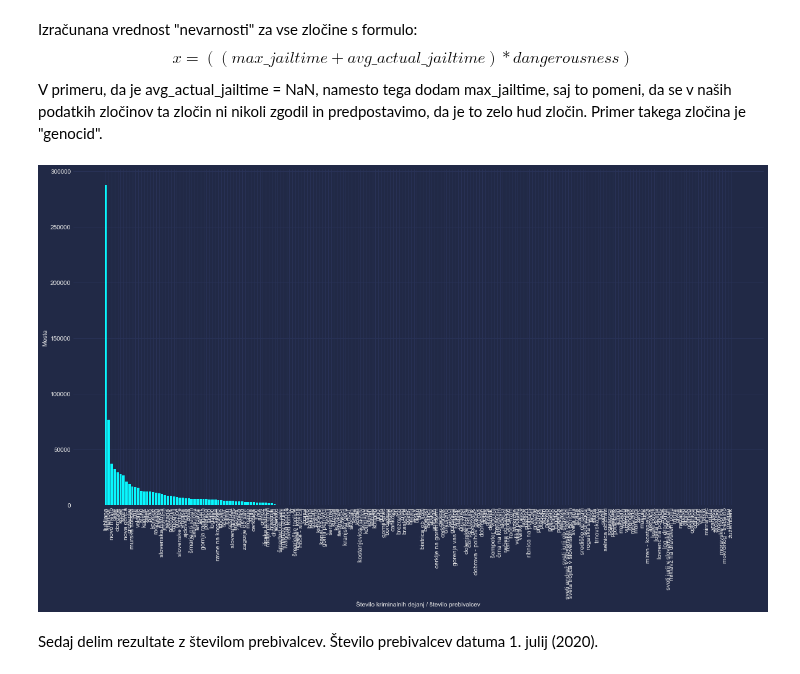
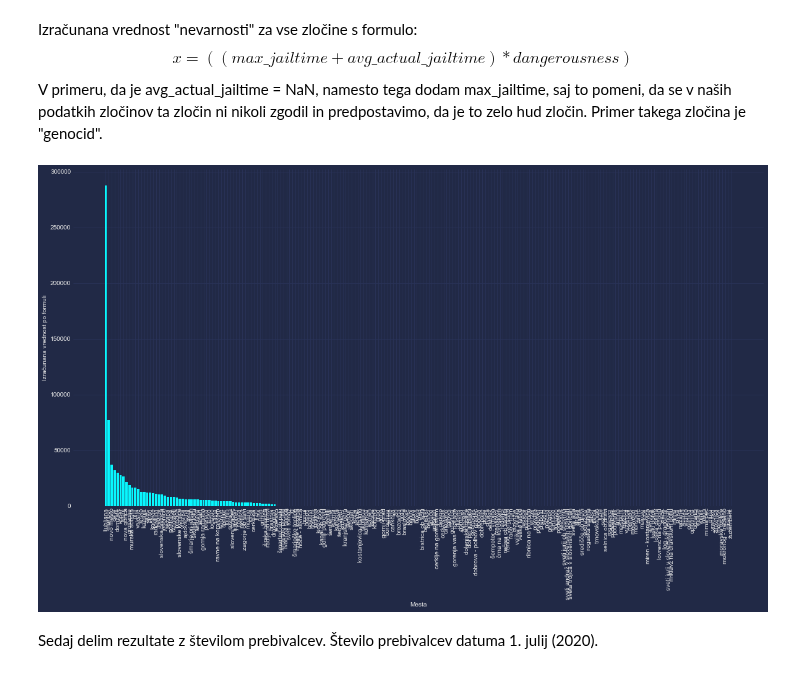
Before and after one commit to zrezke/PR21mlfjis, a Jupyter notebook: data_processing/varnost_posameznih_obcin.ipynb, the cells around one changed output. Cells and saved outputs as stored; diff of their text form; code cells hidden in the pictures.

```diff
--- a/data_processing/varnost_posameznih_obcin.ipynb
+++ b/data_processing/varnost_posameznih_obcin.ipynb
@@ -134,17 +134,17 @@ for kd in main_data:
 # %%
 np_obc_danger = np.array(list(obc.items()), dtype=object)
 np_obc_danger = np_obc_danger[np.argsort(np_obc_danger[:, 1])[::-1]]
 
 
 # create graph of dangerousness of cities
 plt.figure(figsize=(20, 10))
 plt.xticks(rotation=90)
-plt.xlabel("Število kriminalnih dejanj / število prebivalcev")
-plt.ylabel("Mesta")
+plt.xlabel("Mesta")
+plt.ylabel("Izračunana vrednost po formuli")
 plt.bar(np_obc_danger[:, 0], np_obc_danger[:, 1])
 plt.show()
 # %% [output]
-[figure, old version]
+[figure, new version]
 # %% [markdown]
 Sedaj delim rezultate z številom prebivalcev. Število prebivalcev datuma 1. julij (2020).
 # %%
```
Also changed, not shown: parts of 3 cells of this notebook, 2 other files.
